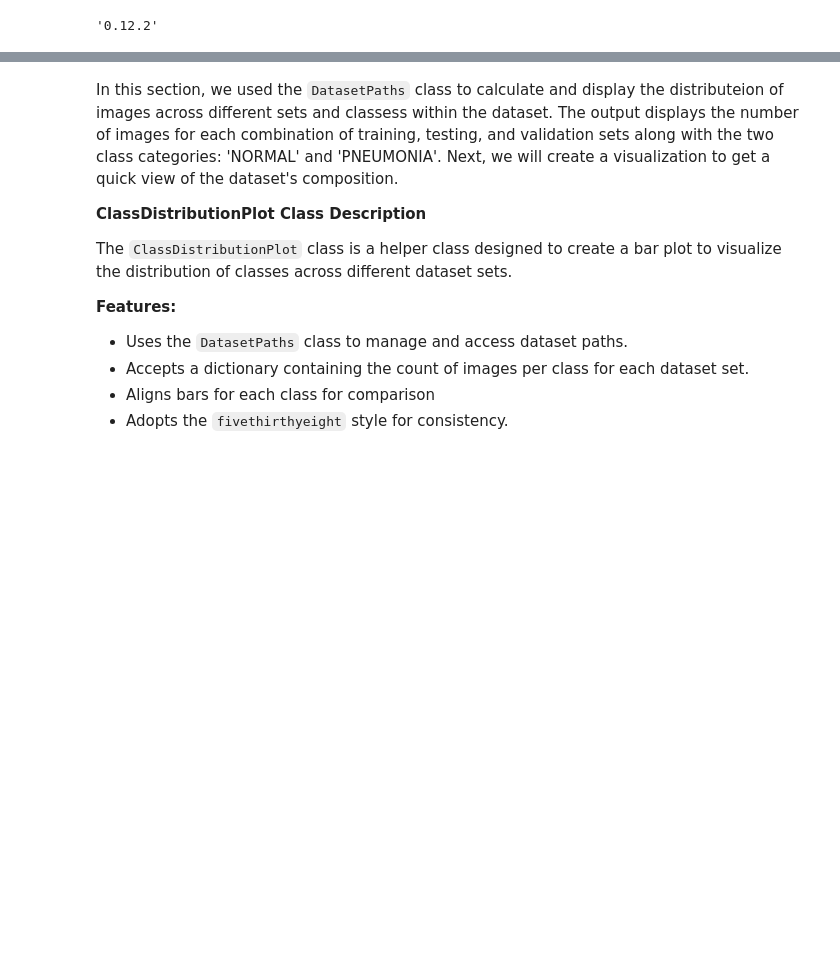
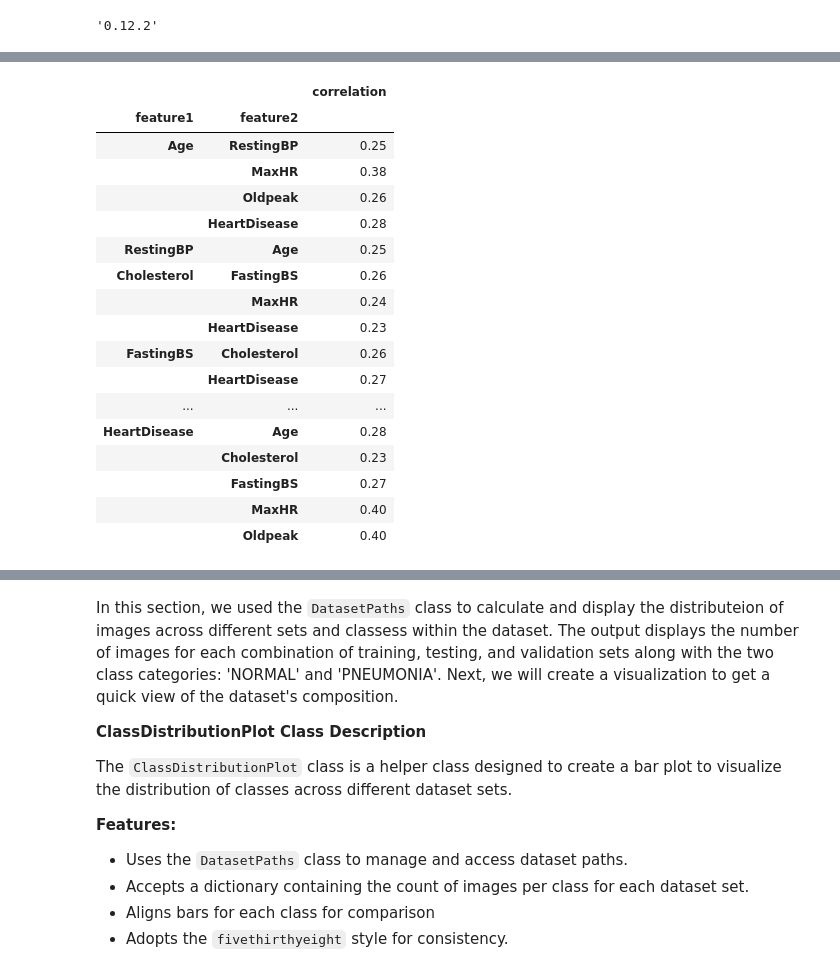
Before and after one commit to dataeducator/healthy_heart, a Jupyter notebook: notebook.ipynb, the cells around one changed output, grey strips where cells are left out. Saved outputs shown, nothing was run; the diff lists cells and outputs as text; code cells hidden in the pictures; blank space fills up the shorter version.

```diff
--- a/notebook.ipynb
+++ b/notebook.ipynb
@@ -205 +473,27 @@ Tensorflow version
+# %%
+# Generate a correlation table for the cleaned dataset using the "generate_correlation_table" method of the ExploreData class.
+# The correlation table will include only correlations between 0.2 and 1.0.
+correlation_table = data_exploration.generate_correlation_table(0.2, 1.0)
+
+# Display the correlation table using the "display" function.
+display(correlation_table)
+# %% [output]
+|  |  | correlation |
+| feature1 | feature2 |  |
+| Age | RestingBP | 0.25 |
+|  | MaxHR | 0.38 |
+|  | Oldpeak | 0.26 |
+|  | HeartDisease | 0.28 |
+| RestingBP | Age | 0.25 |
+| Cholesterol | FastingBS | 0.26 |
+|  | MaxHR | 0.24 |
+|  | HeartDisease | 0.23 |
+| FastingBS | Cholesterol | 0.26 |
+|  | HeartDisease | 0.27 |
+| ... | ... | ... |
+| HeartDisease | Age | 0.28 |
+|  | Cholesterol | 0.23 |
+|  | FastingBS | 0.27 |
+|  | MaxHR | 0.40 |
+|  | Oldpeak | 0.40 |
 # %% [markdown]
```
Also changed, not shown: parts of 10 cells of this notebook.
